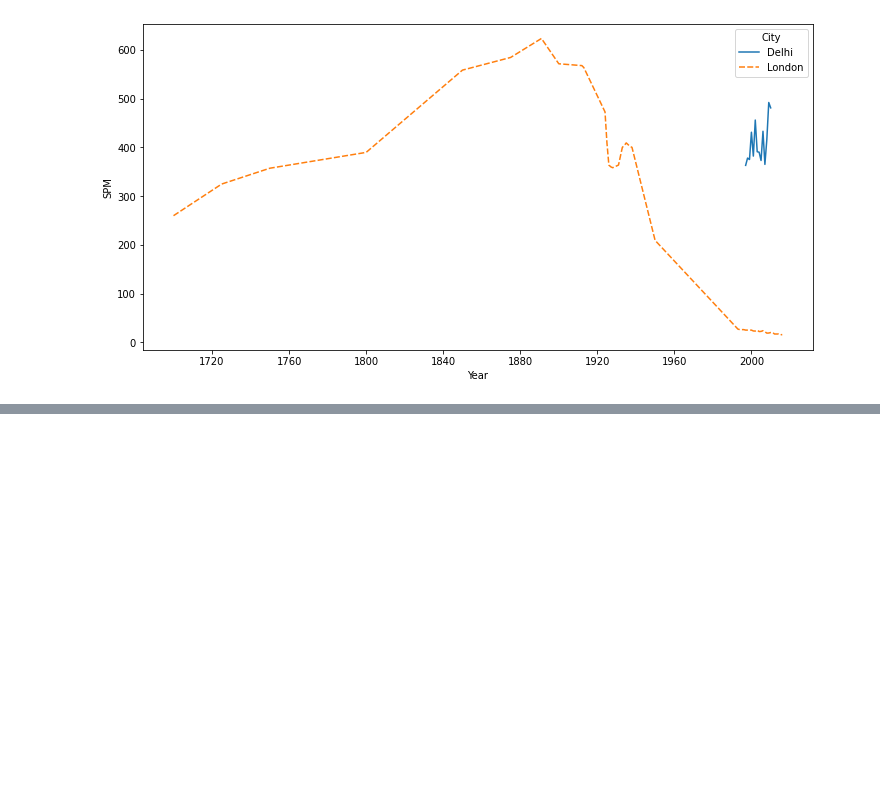
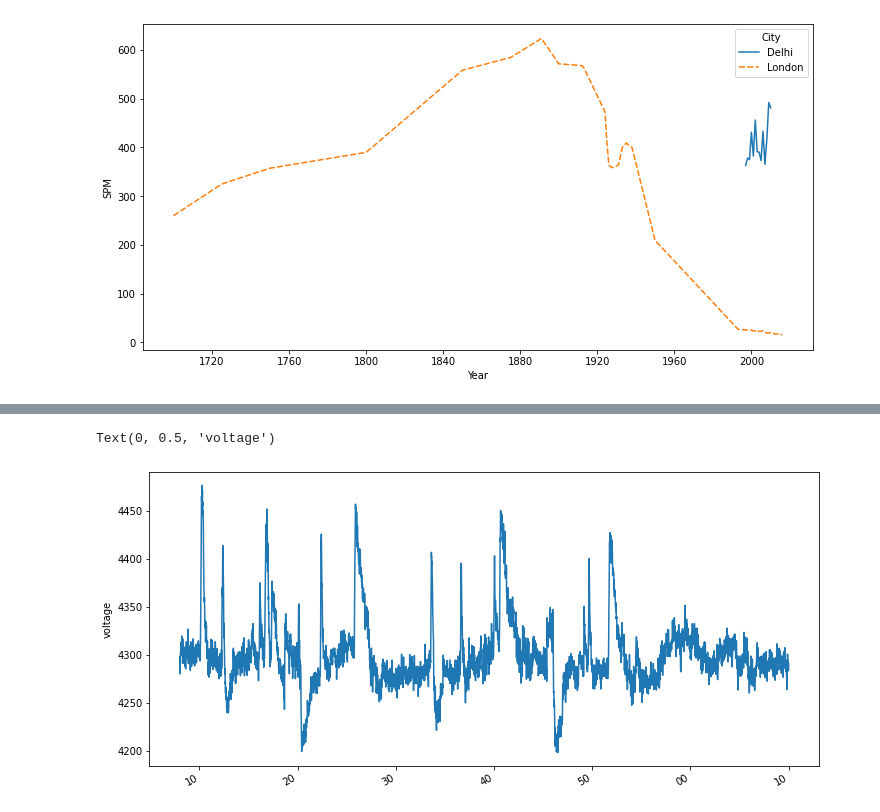
Before and after one commit to igonzalezperez/ml-time-series-book, a Jupyter notebook: chapter2.ipynb, the cells around one changed output, grey strips where cells are left out. Saved outputs shown, nothing was run; the diff lists cells and outputs as text; code cells hidden in the pictures; blank space fills up the shorter version.

```diff
--- a/chapter2.ipynb
+++ b/chapter2.ipynb
@@ -113,0 +212,11 @@ Text(0, 0.5, 'SPM')
+# %%
+eeg = fetch_openml(data_id=1471, as_frame=True)
+increment = 117 / len(eeg["data"])
+index = np.linspace(start=0, stop=increment * len(eeg["data"]), num=len(eeg["data"]))
+ts_index = pd.to_datetime(index, unit="s")
+v1 = pd.Series(name="V1", data=eeg["data"]["V1"].values, index=ts_index)
+# %%
+slicing = (v1.index >= "1970-01-01 00:00:08") & (
+    v1.index <= "1970-01-01 00:01:10.000000000"
+)
+v1[slicing]
@@ -113,0 +236,8 @@ Text(0, 0.5, 'SPM')
+# %%
+date_formatter = DateFormatter("%S")
+ax = v1[slicing].plot(figsize=(12, 6))
+ax.xaxis.set_major_formatter(date_formatter)
+plt.ylabel("voltage")
+# %% [output]
+Text(0, 0.5, 'voltage')
+[figure, added]
```
Also changed, not shown: parts of 10 cells of this notebook.
